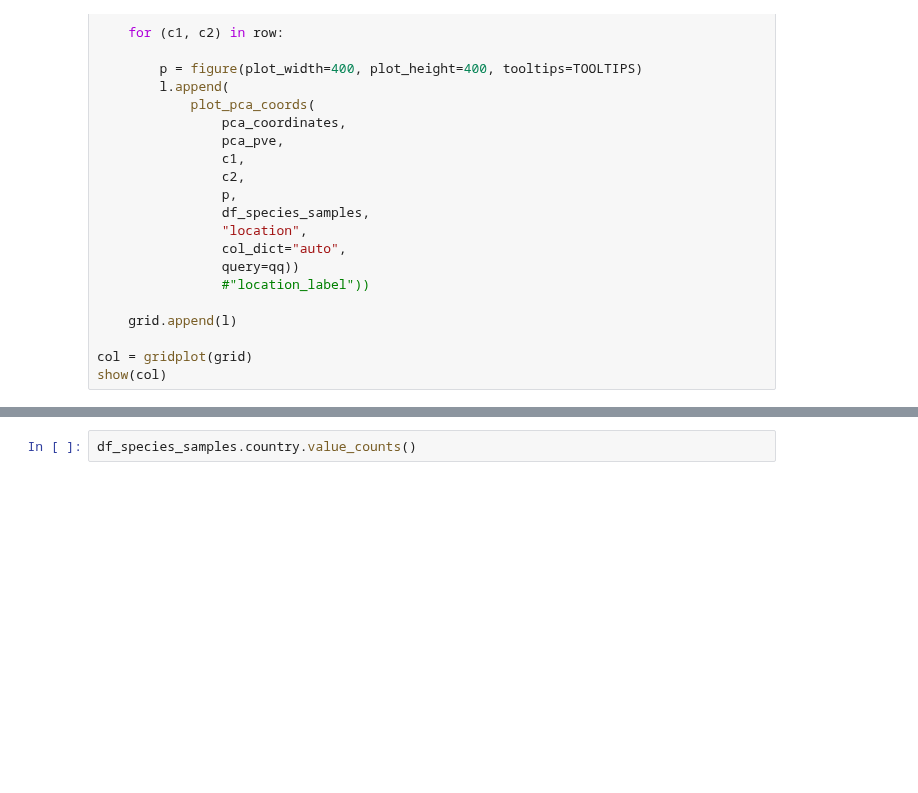
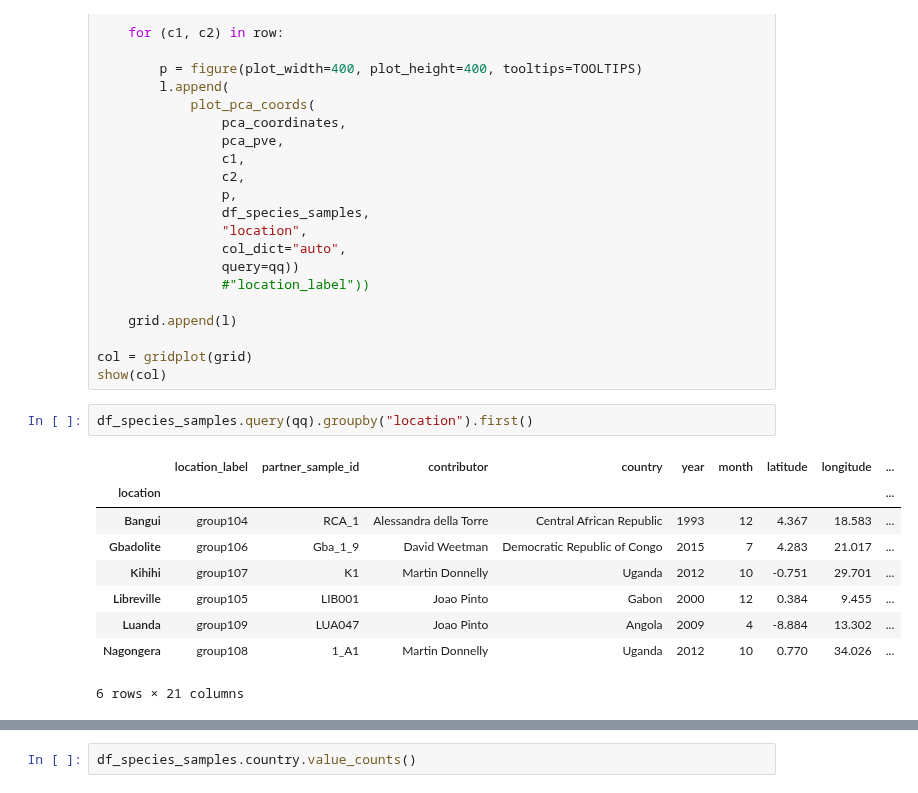
Before and after one commit to malariagen/ag1000g-phase3-data-paper, a Jupyter notebook: notebooks/pca_figure_gamb_colu.ipynb, the cells around one changed output, grey strips where cells are left out. Saved outputs shown, nothing was run; the diff lists cells and outputs as text; blank space fills up the shorter version.

```diff
--- a/notebooks/pca_figure_gamb_colu.ipynb
+++ b/notebooks/pca_figure_gamb_colu.ipynb
@@ -408,3 +281,15 @@ for row in components:
 
 col = gridplot(grid)
 show(col)
+# %%
+df_species_samples.query(qq).groupby("location").first()
+# %% [output]
+|  | location_label | partner_sample_id | contributor | country | year | month | latitude | longitude | ... |
+| location |  |  |  |  |  |  |  |  | ... |
+| Bangui | group104 | RCA_1 | Alessandra della Torre | Central African Republic | 1993 | 12 | 4.367 | 18.583 | ... |
+| Gbadolite | group106 | Gba_1_9 | David Weetman | Democratic Republic of Congo | 2015 | 7 | 4.283 | 21.017 | ... |
+| Kihihi | group107 | K1 | Martin Donnelly | Uganda | 2012 | 10 | -0.751 | 29.701 | ... |
+| Libreville | group105 | LIB001 | Joao Pinto | Gabon | 2000 | 12 | 0.384 | 9.455 | ... |
+| Luanda | group109 | LUA047 | Joao Pinto | Angola | 2009 | 4 | -8.884 | 13.302 | ... |
+| Nagongera | group108 | 1_A1 | Martin Donnelly | Uganda | 2012 | 10 | 0.770 | 34.026 | ... |
+6 rows × 21 columns
```
Also changed, not shown: parts of 49 cells of this notebook, 1 other file.
